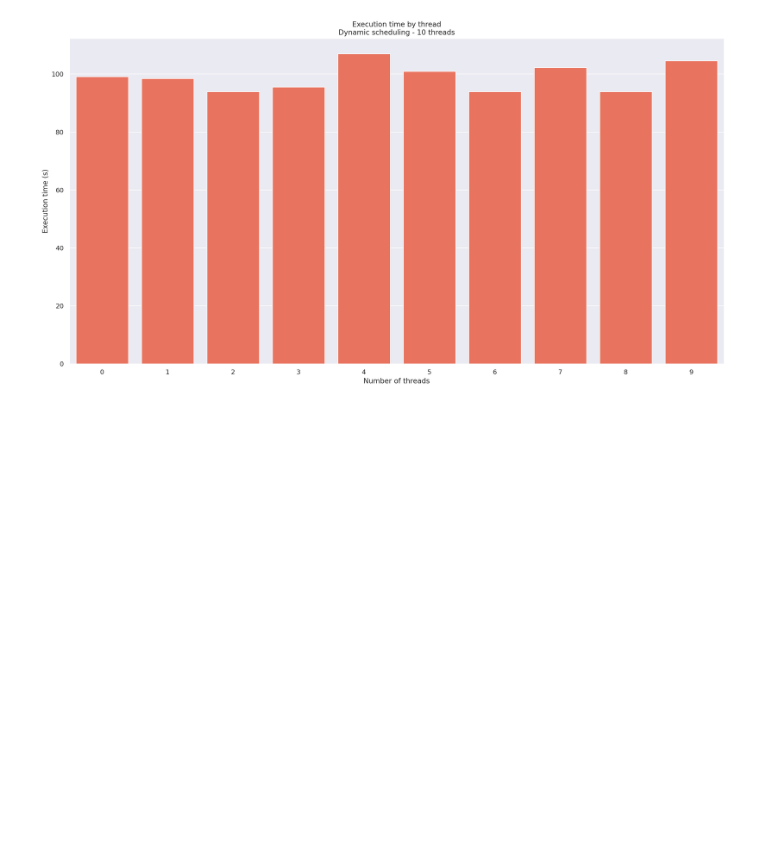
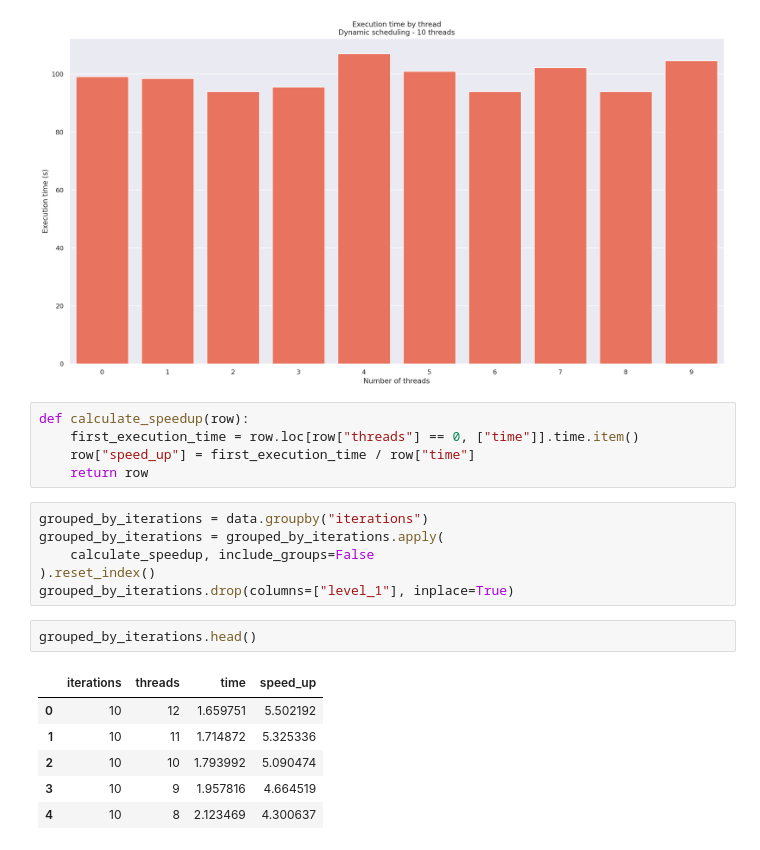
Before and after one commit to AlmirNeeto99/mandelbrot-openmp, a Jupyter notebook: analysis/main.ipynb, the cells around one changed output. Saved outputs shown, nothing was run; the diff lists cells and outputs as text; blank space fills up the shorter version.

```diff
--- a/analysis/main.ipynb
+++ b/analysis/main.ipynb
@@ -84,3 +84,23 @@ dynamicScheduling.set_title("Execution time by thread\nDynamic scheduling - 10 t
 plt.savefig("images/intel_dynamic_scheduling.png", bbox_inches="tight")
 # %% [output]
 [figure]
+# %%
+def calculate_speedup(row):
+    first_execution_time = row.loc[row["threads"] == 0, ["time"]].time.item()
+    row["speed_up"] = first_execution_time / row["time"]
+    return row
+# %%
+grouped_by_iterations = data.groupby("iterations")
+grouped_by_iterations = grouped_by_iterations.apply(
+    calculate_speedup, include_groups=False
+).reset_index()
+grouped_by_iterations.drop(columns=["level_1"], inplace=True)
+# %%
+grouped_by_iterations.head()
+# %% [output]
+|  | iterations | threads | time | speed_up |
+| 0 | 10 | 12 | 1.659751 | 5.502192 |
+| 1 | 10 | 11 | 1.714872 | 5.325336 |
+| 2 | 10 | 10 | 1.793992 | 5.090474 |
+| 3 | 10 | 9 | 1.957816 | 4.664519 |
+| 4 | 10 | 8 | 2.123469 | 4.300637 |
```
Also changed, not shown: parts of 1 cell of this notebook.
